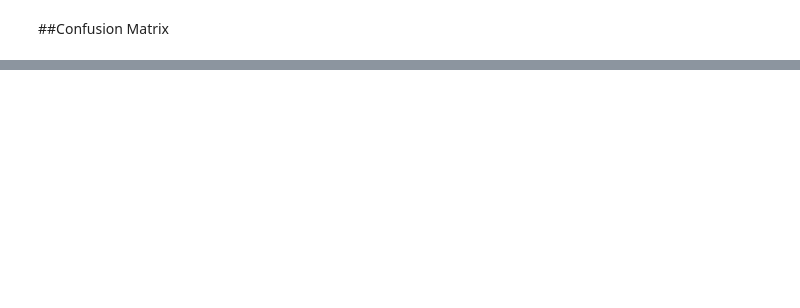
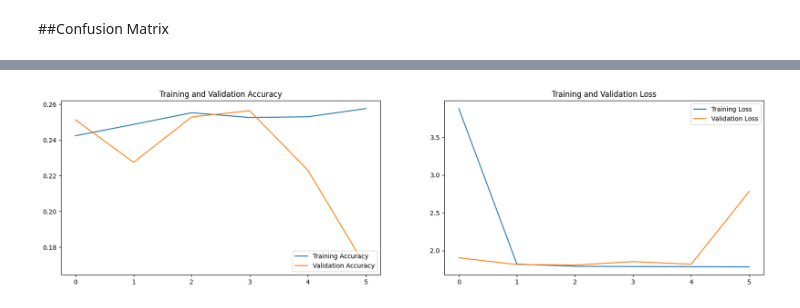
Before and after one commit to parasgodhani01/Emotion-Detection, a Jupyter notebook: main.ipynb, the cells around one changed output, grey strips where cells are left out. Drawn from its saved outputs; the diff is of its cells as text; code cells hidden in the pictures; blank space fills up the shorter version.

```diff
--- a/main.ipynb
+++ b/main.ipynb
@@ -485,0 +518,3 @@ plt.show()
+# %%
+train_data_dir  = '/content/train'
+test_data_dir = '/content/test'
@@ -485,0 +527,39 @@ plt.show()
+# %%
+# Initializing the ImageDataGenerator
+data_generator = ImageDataGenerator(
+    rescale=1./255,
+    rotation_range=40,
+    width_shift_range=0.2,
+    height_shift_range=0.2,
+    shear_range=0.2,
+    zoom_range=0.2,
+    horizontal_flip=True,
+    validation_split=0.2,
+    fill_mode='nearest'
+)
+test_data_generator = ImageDataGenerator(rescale=1./255)
+# %%
+train_generator = data_generator.flow_from_directory(
+    train_data_dir,
+    target_size=(img_width, img_height),
+    batch_size=batch_size,
+    color_mode='grayscale',
+    class_mode='categorical',
+    subset='training'
+)
+
+validation_generator = data_generator.flow_from_directory(
+    train_data_dir,
+    target_size=(img_width, img_height),
+    batch_size=batch_size,
+    class_mode='categorical',
+    color_mode='grayscale',
+    subset='validation')
+
+test_generator = test_data_generator.flow_from_directory(
+    test_data_dir,
+    target_size=(img_width, img_height),
+    batch_size=batch_size,
+    class_mode='categorical',
+    color_mode='grayscale'
+    )
@@ -485,0 +677,4 @@ plt.show()
+# %%
+plot_training_history(history)
+# %% [output]
+[figure, added]
```
Also changed, not shown: parts of 25 cells of this notebook.
